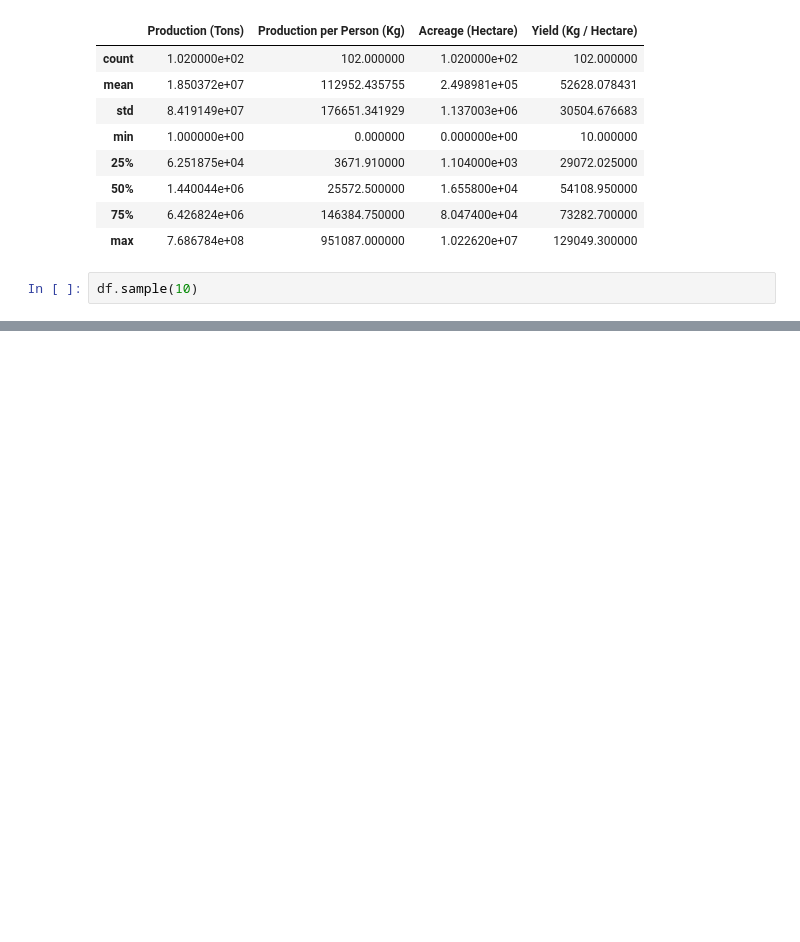
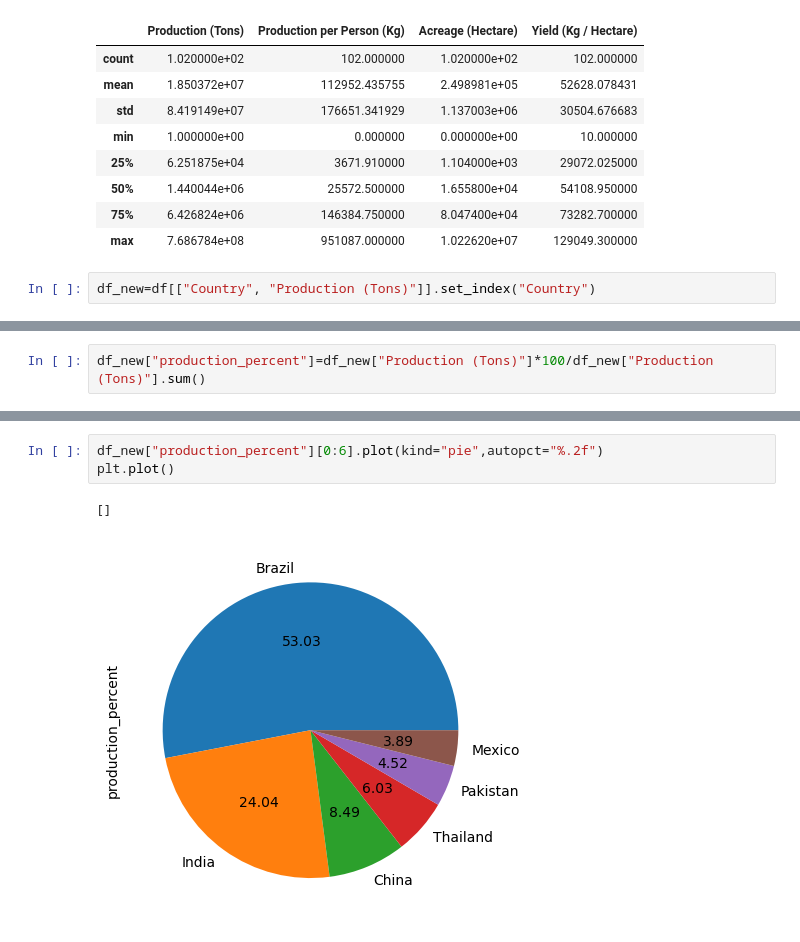
Before and after one commit to Sameershrinath/5th_sem, a Jupyter notebook: PYTHON/DATA_SCIENCE/Data_analysis01.ipynb, the cells around one changed output, grey strips where cells are left out. Cells and saved outputs as stored; diff of their text form; blank space fills up the shorter version.

```diff
--- a/PYTHON/DATA_SCIENCE/Data_analysis01.ipynb
+++ b/PYTHON/DATA_SCIENCE/Data_analysis01.ipynb
@@ -187,4 +187,4 @@ df.describe()
 | 75% | 6.426824e+06 | 146384.750000 | 8.047400e+04 | 73282.700000 |
 | max | 7.686784e+08 | 951087.000000 | 1.022620e+07 | 129049.300000 |
 # %%
-df.sample(10)
+df_new=df[["Country", "Production (Tons)"]].set_index("Country")
@@ -202,0 +208,2 @@ df.sample(10)
+# %%
+df_new["production_percent"]=df_new["Production (Tons)"]*100/df_new["Production (Tons)"].sum()
@@ -202,0 +227,6 @@ df.sample(10)
+# %%
+df_new["production_percent"][0:6].plot(kind="pie",autopct="%.2f")
+plt.plot()
+# %% [output]
+[]
+[figure, added]
```
Also changed, not shown: parts of 15 cells of this notebook.
